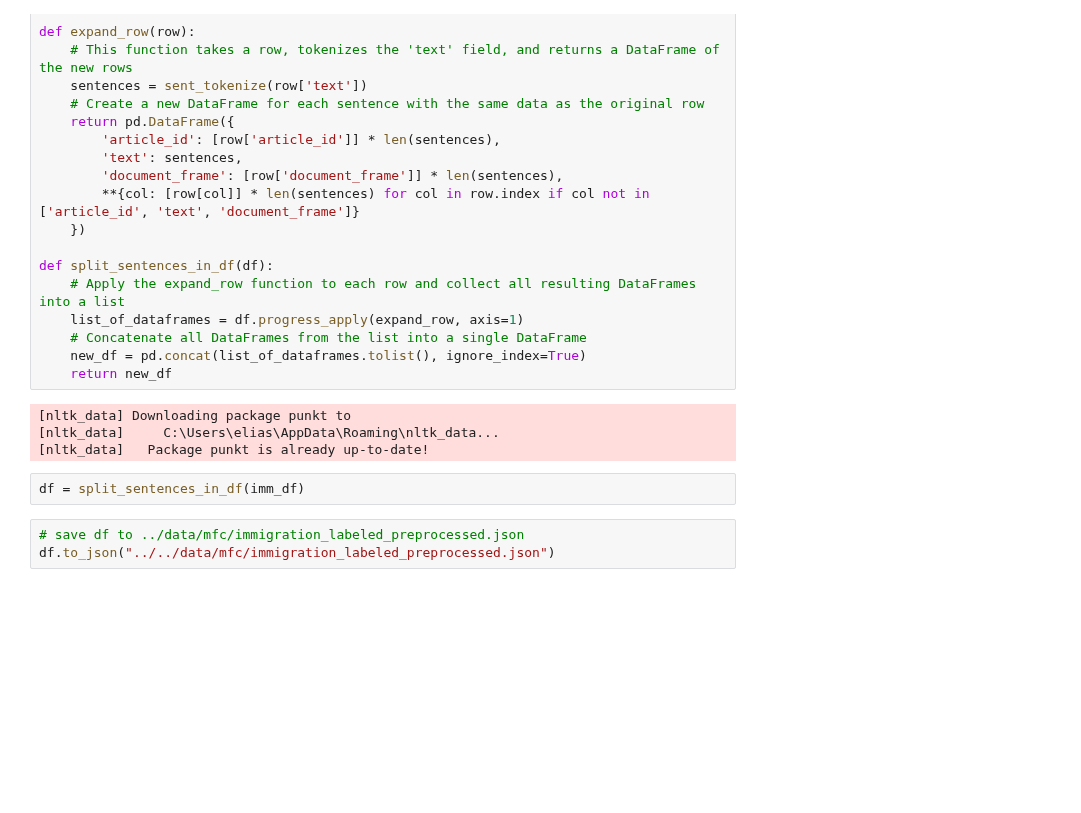
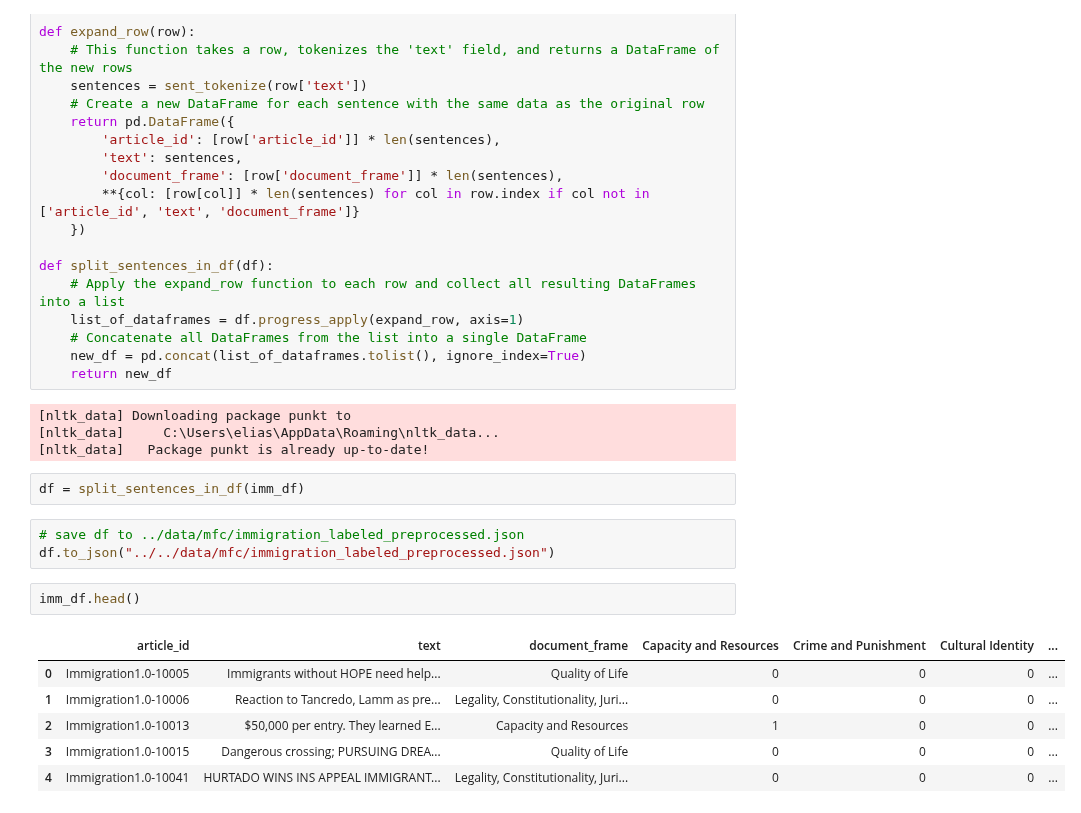
Before and after one commit to elianderlohr/muse-dlf, a Jupyter notebook: notebooks/prepare/prepare-dataset.ipynb, the cells around one changed output. Drawn from its saved outputs; the diff is of its cells as text; blank space fills up the shorter version.

```diff
--- a/notebooks/prepare/prepare-dataset.ipynb
+++ b/notebooks/prepare/prepare-dataset.ipynb
@@ -190,3 +188,12 @@ df = split_sentences_in_df(imm_df)
 # %%
 # save df to ../data/mfc/immigration_labeled_preprocessed.json
 df.to_json("../../data/mfc/immigration_labeled_preprocessed.json")
+# %%
+imm_df.head()
+# %% [output]
+|  | article_id | text | document_frame | Capacity and Resources | Crime and Punishment | Cultural Identity | ... |
+| 0 | Immigration1.0-10005 | Immigrants without HOPE need help... | Quality of Life | 0 | 0 | 0 | ... |
+| 1 | Immigration1.0-10006 | Reaction to Tancredo, Lamm as pre... | Legality, Constitutionality, Juri... | 0 | 0 | 0 | ... |
+| 2 | Immigration1.0-10013 | $50,000 per entry. They learned E... | Capacity and Resources | 1 | 0 | 0 | ... |
+| 3 | Immigration1.0-10015 | Dangerous crossing; PURSUING DREA... | Quality of Life | 0 | 0 | 0 | ... |
+| 4 | Immigration1.0-10041 | HURTADO WINS INS APPEAL IMMIGRANT... | Legality, Constitutionality, Juri... | 0 | 0 | 0 | ... |
```
Also changed, not shown: parts of 2 cells of this notebook, 1 other file.
